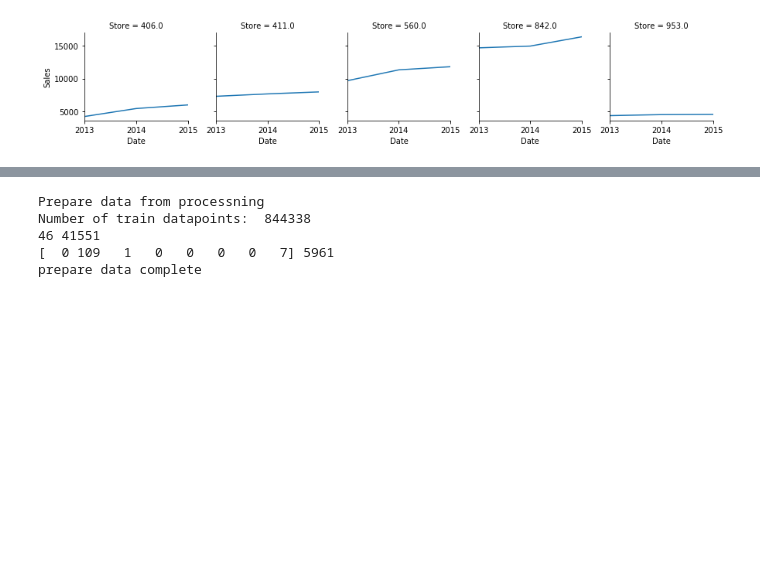
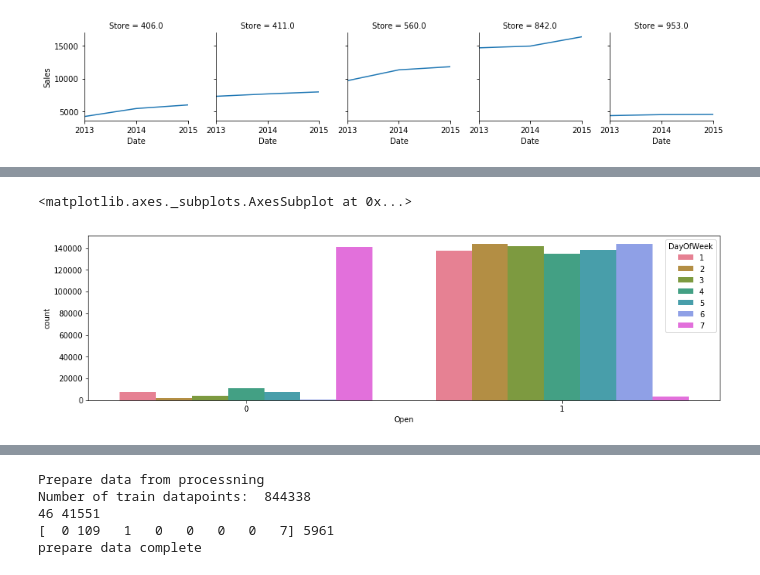
Before and after one commit to jtang145/machine-learning-courses, a Jupyter notebook: graduation_project/rossmann-prediction-notebook.ipynb, the cells around one changed output, grey strips where cells are left out. Cells and saved outputs as stored; diff of their text form; code cells hidden in the pictures; blank space fills up the shorter version.

```diff
--- a/graduation_project/rossmann-prediction-notebook.ipynb
+++ b/graduation_project/rossmann-prediction-notebook.ipynb
@@ -160,0 +52,12 @@ run_aram(data, 4, 2)
+# %%
+import seaborn as sns
+
+all_data_file = "./data/train.csv"
+rossmann_df = pd.read_csv(all_data_file, dtype={"StateHoliday":np.str},
+                      parse_dates=['Date'])
+
+fig, (axis1) = plt.subplots(1,1,figsize=(15,4))
+sns.countplot(x='Open',hue='DayOfWeek', data = rossmann_df,palette="husl", ax=axis1)
+# %% [output]
+<matplotlib.axes._subplots.AxesSubplot at 0x...>
+[figure, added]
```
Also changed, not shown: parts of 24 cells of this notebook, 3 other files.
